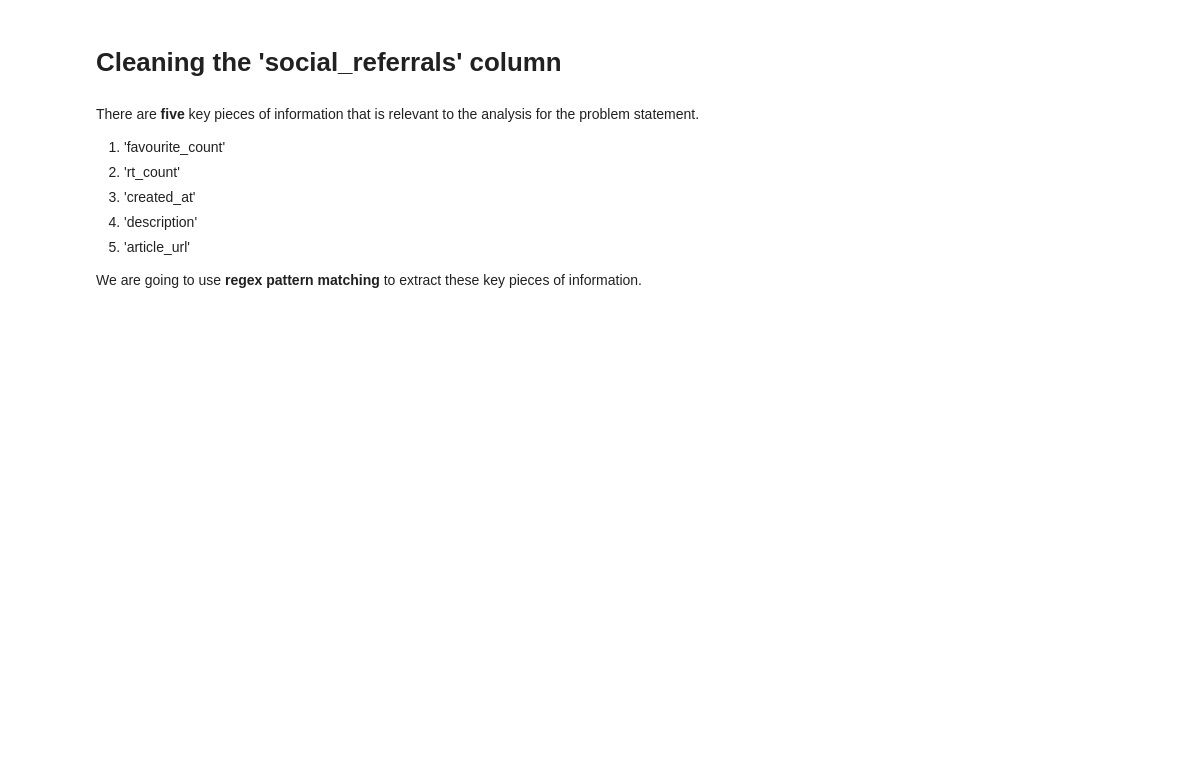
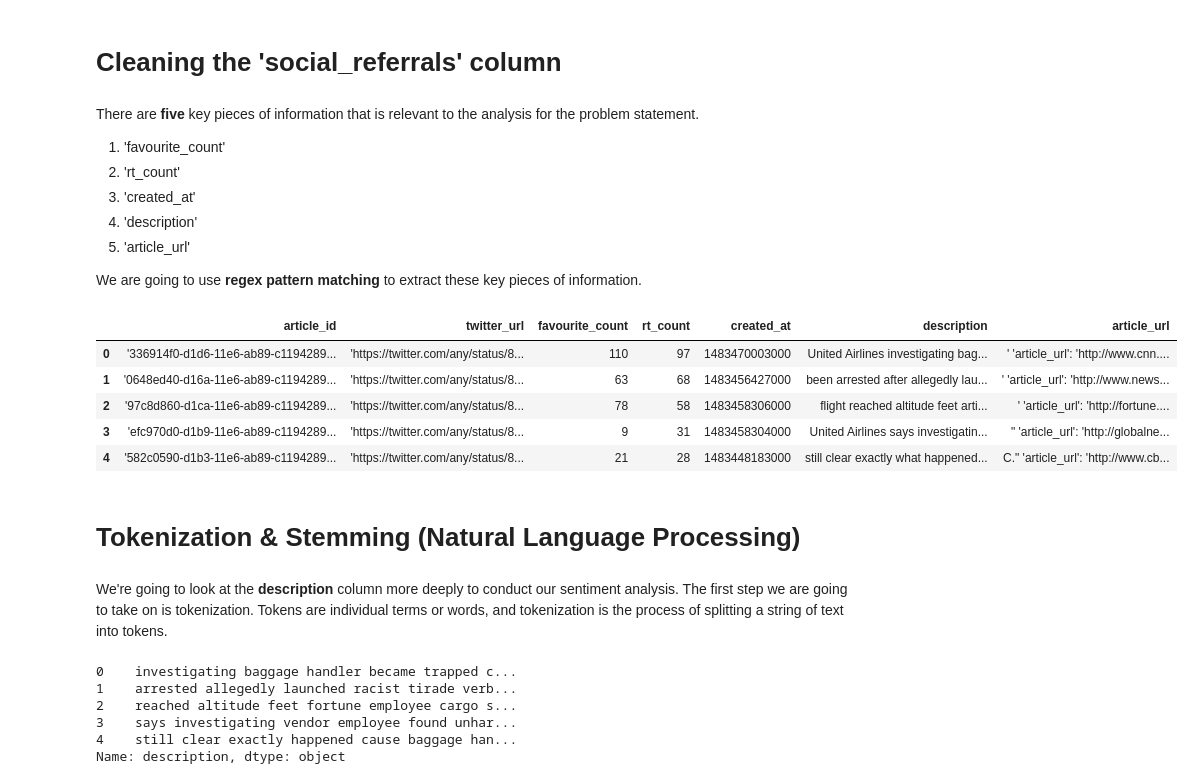
Before and after one commit to miaraghavan/EPIC-Data-Challenge, a Jupyter notebook: EDA_mia.ipynb, the cells around one changed output. Drawn from its saved outputs; the diff is of its cells as text; code cells hidden in the pictures; blank space fills up the shorter version.

```diff
--- a/EDA_mia.ipynb
+++ b/EDA_mia.ipynb
@@ -163,0 +157,61 @@ df['social_referrals_cleaned'] = temp
+# %%
+df['social_referrals'] = df['social_referrals'].astype(str)
+df['social_referrals'] = df['social_referrals'].str.replace(r"\s*\([^()]*\)","").str.strip()
+df['social_referrals'] = df['social_referrals'].str.replace(',', "")
+df['social_referrals'] = df['social_referrals'].str.replace('{|}|[|]', "")
+
+# new data frame with split value columns
+new = df["social_referrals"].str.split(" ", n = 11, expand = True)
+df2 = pd.DataFrame()
+df2['article_id'] = new[1]
+df2['twitter_url'] = new[3]
+df2['favourite_count'] = new[5]
+df2['rt_count'] = new[7]
+df2['created_at'] = new[9]
+df2['description'] = new[11]
+new2 = df2['description'].str.split(".", n=1, expand = True)
+df2['article_url'] = new2[1]
+df2['description'] = df2['description'].str.replace("[^a-zA-Z#]", " ")
+df2['description'] = df2['description'].apply(lambda x: ' '.join([w for w in x.split() if len(w)>3]))
+
+df2.head()
+# %% [output]
+|  | article_id | twitter_url | favourite_count | rt_count | created_at | description | article_url |
+| 0 | '336914f0-d1d6-11e6-ab89-c1194289... | 'https://twitter.com/any/status/8... | 110 | 97 | 1483470003000 | United Airlines investigating bag... | ' 'article_url': 'http://www.cnn.... |
+| 1 | '0648ed40-d16a-11e6-ab89-c1194289... | 'https://twitter.com/any/status/8... | 63 | 68 | 1483456427000 | been arrested after allegedly lau... | ' 'article_url': 'http://www.news... |
+| 2 | '97c8d860-d1ca-11e6-ab89-c1194289... | 'https://twitter.com/any/status/8... | 78 | 58 | 1483458306000 | flight reached altitude feet arti... | ' 'article_url': 'http://fortune.... |
+| 3 | 'efc970d0-d1b9-11e6-ab89-c1194289... | 'https://twitter.com/any/status/8... | 9 | 31 | 1483458304000 | United Airlines says investigatin... | " 'article_url': 'http://globalne... |
+| 4 | '582c0590-d1b3-11e6-ab89-c1194289... | 'https://twitter.com/any/status/8... | 21 | 28 | 1483448183000 | still clear exactly what happened... | C." 'article_url': 'http://www.cb... |
+# %% [markdown]
+# Tokenization & Stemming (Natural Language Processing)
+# %% [markdown]
+We're going to look at the **description** column more deeply to conduct our sentiment analysis. The first step we are going to take on is tokenization. Tokens are individual terms or words, and tokenization is the process of splitting a string of text into tokens.
+# %%
+import nltk
+from nltk.corpus import stopwords
+stop = stopwords.words('english')
+
+### Remove special characters
+df2['description']= df2['description'].str.replace('[^\w\s]','')
+df2['description'] = df2['description'].apply(lambda x: " ".join(x.lower() for x in x.split()))
+### Remove stop words
+df2['description']  = df2['description'].apply(lambda x: " ".join(x for x in x.split() if x not in stop))
+
+## Remove 10 most frequent words
+freq = pd.Series(' '.join(df2['description']).split()).value_counts()[:10]
+freq = list(freq.index)
+df2['description'] = df2['description'].apply(lambda x: " ".join(x for x in x.split() if x not in freq))
+df2['description'].head()
+
+## Remove 10th percentile least frequent words
+freq = pd.Series(' '.join(df2['description']).split()).value_counts()[-10:]
+freq = list(freq.index)
+df2['description'] = df2['description'].apply(lambda x: " ".join(x for x in x.split() if x not in freq))
+df2['description'].head()
+# %% [output]
+0    investigating baggage handler became trapped c...
+1    arrested allegedly launched racist tirade verb...
+2    reached altitude feet fortune employee cargo s...
+3    says investigating vendor employee found unhar...
+4    still clear exactly happened cause baggage han...
+Name: description, dtype: object
```
Also changed, not shown: parts of 12 cells of this notebook.
